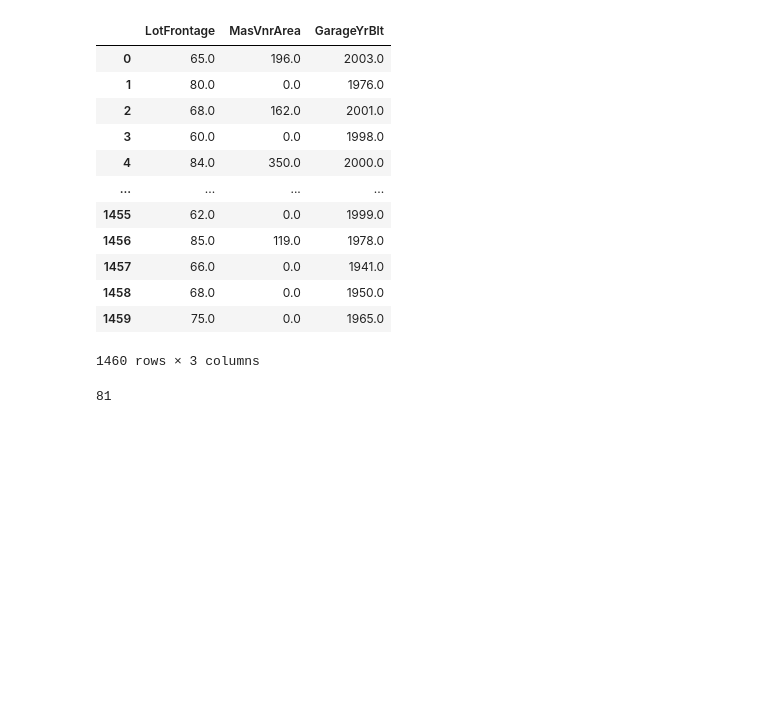
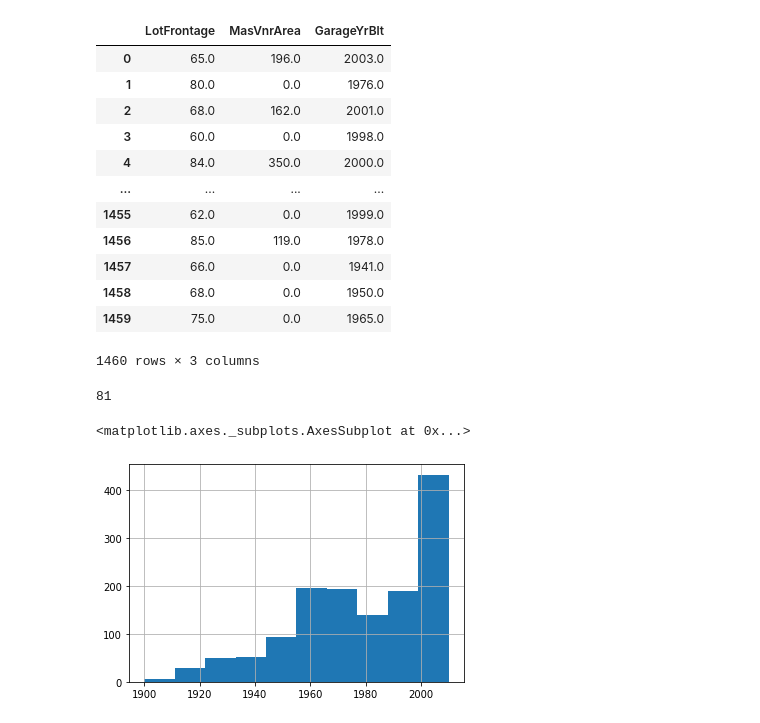
Before and after one commit to utkarshs75/House-Prices-Analysis, a Jupyter notebook: Kaggle_House_Price_Analysis.ipynb, the cells around one changed output. Cells and saved outputs as stored; diff of their text form; code cells hidden in the pictures; blank space fills up the shorter version.

```diff
--- a/Kaggle_House_Price_Analysis.ipynb
+++ b/Kaggle_House_Price_Analysis.ipynb
@@ -85,3 +86,8 @@ train.select_dtypes('float64')
 train['GarageYrBlt'].isna().sum()
 # %% [output]
 81
+# %%
+train['GarageYrBlt'].hist()
+# %% [output]
+<matplotlib.axes._subplots.AxesSubplot at 0x...>
+[figure, added]
```
Also changed, not shown: parts of 3 cells of this notebook.
